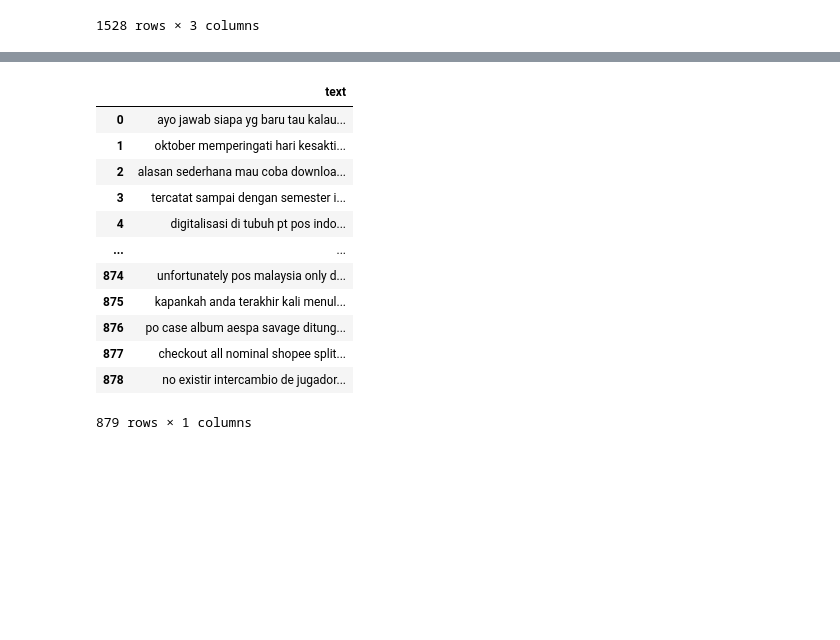
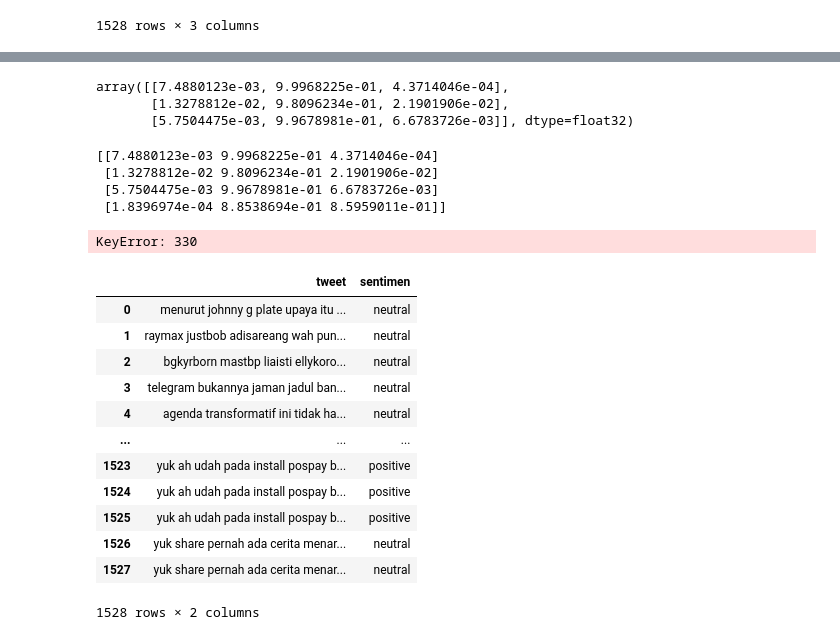
Before and after one commit to dwissaaj/DeepLearning_Sentiment_Analysis, a Jupyter notebook: DL.ipynb, the cells around one changed output, grey strips where cells are left out. Saved outputs shown, nothing was run; the diff lists cells and outputs as text; code cells hidden in the pictures; blank space fills up the shorter version.

```diff
--- a/DL.ipynb
+++ b/DL.ipynb
@@ -212,0 +192,3 @@ KeyError: "['sentiment' 'Unnamed: 2'] not found in axis"
+# %%
+data = data_predict['text'].tolist()
+data[:5]
@@ -213,22 +201,40 @@ KeyError: "['sentiment' 'Unnamed: 2'] not found in axis"
 # %%
-sequences = tokenizer.texts_to_sequences(data_predict)
-padded = pad_sequences(sequences,maxlen=max_length,padding=padding_type,truncating=trunc_type)
-data_prediction = model.predict(padded)
-sequences
+sequences_pred = tokenizer.texts_to_sequences(data)
+padded_pred = pad_sequences(sequences_pred,maxlen=max_length,padding=padding_type,truncating=trunc_type)
+input_prediction = model.predict(padded_pred)
+input_prediction[:3]
+# %% [output]
+array([[7.4880123e-03, 9.9968225e-01, 4.3714046e-04],
+       [1.3278812e-02, 9.8096234e-01, 2.1901906e-02],
+       [5.7504475e-03, 9.9678981e-01, 6.6783726e-03]], dtype=float32)
-# %%
-data_testing = pd.read_excel("data clear.xlsx")
-data_testing
-# %% [output]
-|  | text |
-| 0 | ayo jawab siapa yg baru tau kalau... |
-| 1 | oktober memperingati hari kesakti... |
-| 2 | alasan sederhana mau coba downloa... |
-| 3 | tercatat sampai dengan semester i... |
-| 4 | digitalisasi di tubuh pt pos indo... |
-| ... | ... |
-| 874 | unfortunately pos malaysia only d... |
-| 875 | kapankah anda terakhir kali menul... |
-| 876 | po case album aespa savage ditung... |
-| 877 | checkout all nominal shopee split... |
-| 878 | no existir intercambio de jugador... |
-879 rows × 1 columns
+# %%
+y_label = {0:"negative",1:"neutral",2:"positive"}
+pred_res = np.array(input_prediction)
+print(pred_res[:4])
+# %% [output]
+[[7.4880123e-03 9.9968225e-01 4.3714046e-04]
+ [1.3278812e-02 9.8096234e-01 2.1901906e-02]
+ [5.7504475e-03 9.9678981e-01 6.6783726e-03]
+ [1.8396974e-04 8.8538694e-01 8.5959011e-01]]
+KeyError: 330
+# %%
+sentimen = []
+for x in pred_res:
+    sentimen.append(y_label[np.argmax(x)])
+# %%
+data_clean = pd.DataFrame({'tweet':data_predict['text'],'sentimen':sentimen})
+data_clean
+# %% [output]
+|  | tweet | sentimen |
+| 0 | menurut johnny g plate upaya itu ... | neutral |
+| 1 | raymax justbob adisareang wah pun... | neutral |
+| 2 | bgkyrborn mastbp liaisti ellykoro... | neutral |
+| 3 | telegram bukannya jaman jadul ban... | neutral |
+| 4 | agenda transformatif ini tidak ha... | neutral |
+| ... | ... | ... |
+| 1523 | yuk ah udah pada install pospay b... | positive |
+| 1524 | yuk ah udah pada install pospay b... | positive |
+| 1525 | yuk ah udah pada install pospay b... | positive |
+| 1526 | yuk share pernah ada cerita menar... | neutral |
+| 1527 | yuk share pernah ada cerita menar... | neutral |
+1528 rows × 2 columns
```
Also changed, not shown: parts of 11 cells of this notebook, 4 other files.
